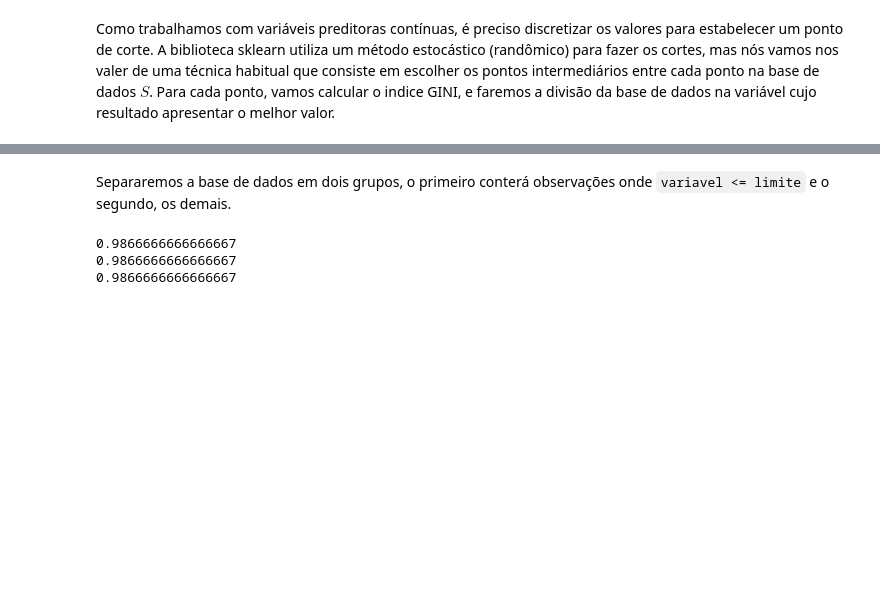
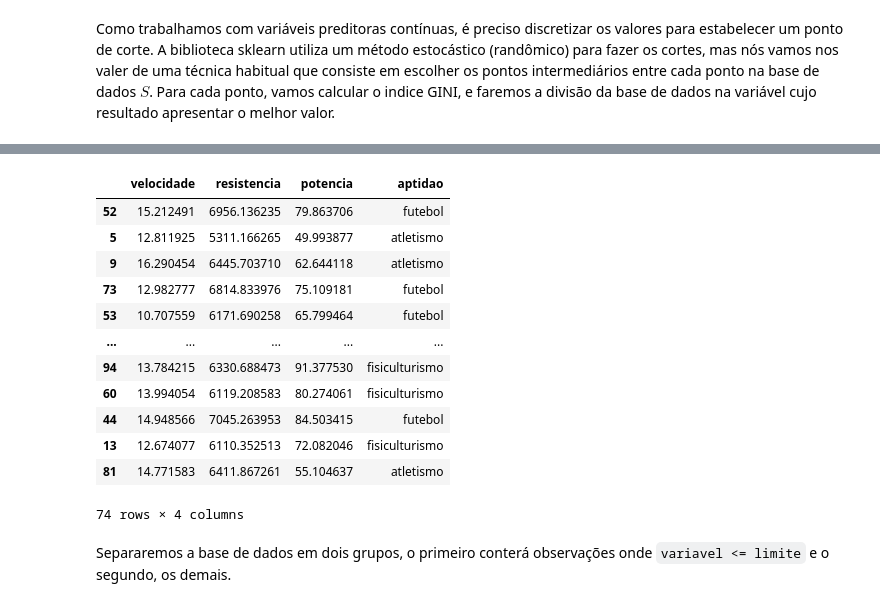
Before and after one commit to samicoluiz/laai_algos_classificacao, a Jupyter notebook: algos_classificacao.ipynb, the cells around one changed output, grey strips where cells are left out. Saved outputs shown, nothing was run; the diff lists cells and outputs as text; code cells hidden in the pictures; blank space fills up the shorter version.

```diff
--- a/algos_classificacao.ipynb
+++ b/algos_classificacao.ipynb
@@ -329,2 +346,18 @@ O menor gini para potencia é: 0.07679999999999998
+# %%
+y_train.where(y_train[var_corte] > valor_corte).dropna()
+# %% [output]
+|  | velocidade | resistencia | potencia | aptidao |
+| 52 | 15.212491 | 6956.136235 | 79.863706 | futebol |
+| 5 | 12.811925 | 5311.166265 | 49.993877 | atletismo |
+| 9 | 16.290454 | 6445.703710 | 62.644118 | atletismo |
+| 73 | 12.982777 | 6814.833976 | 75.109181 | futebol |
+| 53 | 10.707559 | 6171.690258 | 65.799464 | futebol |
+| ... | ... | ... | ... | ... |
+| 94 | 13.784215 | 6330.688473 | 91.377530 | fisiculturismo |
+| 60 | 13.994054 | 6119.208583 | 80.274061 | fisiculturismo |
+| 44 | 14.948566 | 7045.263953 | 84.503415 | futebol |
+| 13 | 12.674077 | 6110.352513 | 72.082046 | fisiculturismo |
+| 81 | 14.771583 | 6411.867261 | 55.104637 | atletismo |
+74 rows × 4 columns
 # %% [markdown]
 Separaremos a base de dados em dois grupos, o primeiro conterá observações onde `variavel <= limite` e o segundo, os demais.
@@ -333,20 +363,0 @@ Separaremos a base de dados em dois grupos, o primeiro conterá observações on
-# %%
-def indice_gini(df, var):
-    """
-    Função para calcular o índice de Gini de uma variável
-    """
-    # Calculando o número de observações
-    n = len(df[var])
-    # Calculando a frequência de cada classe
-    frequencia = df[var].value_counts()
-    # Calculando o índice de Gini
-    gini = 1 - sum([(f/n)**2 for f in frequencia])
-    return gini
-
-print(indice_gini(y_train, "discretizacao_velocidade"))
-print(indice_gini(y_train, "discretizacao_resistencia"))
-print(indice_gini(y_train, "discretizacao_potencia"))
-# %% [output]
-0.9866666666666667
-0.9866666666666667
-0.9866666666666667
```
Also changed, not shown: parts of 21 cells of this notebook.
